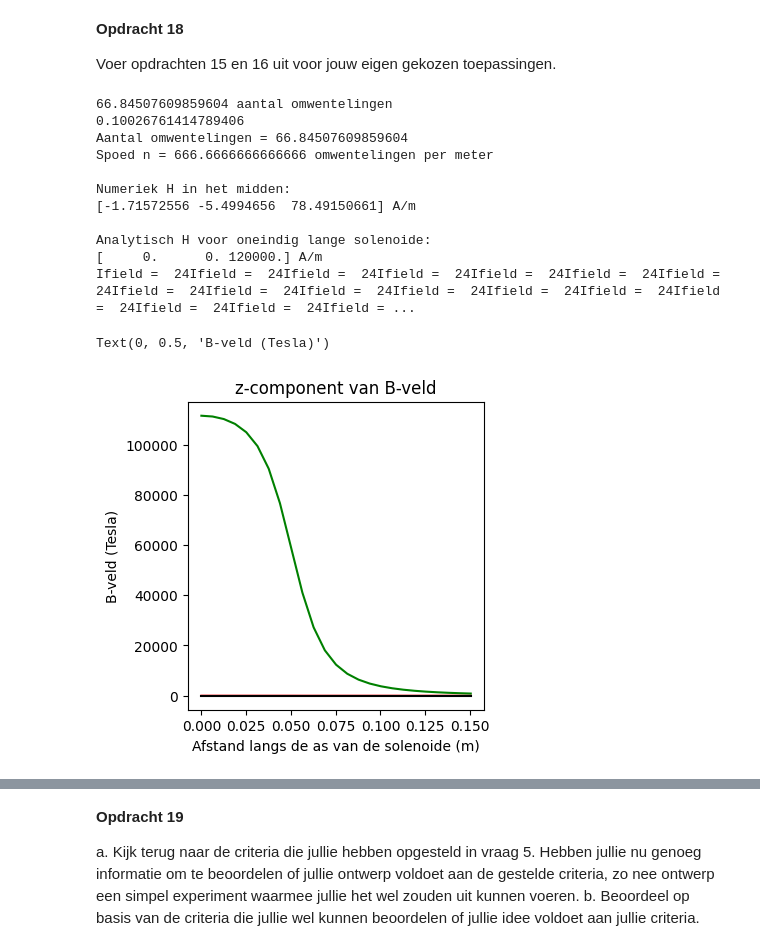
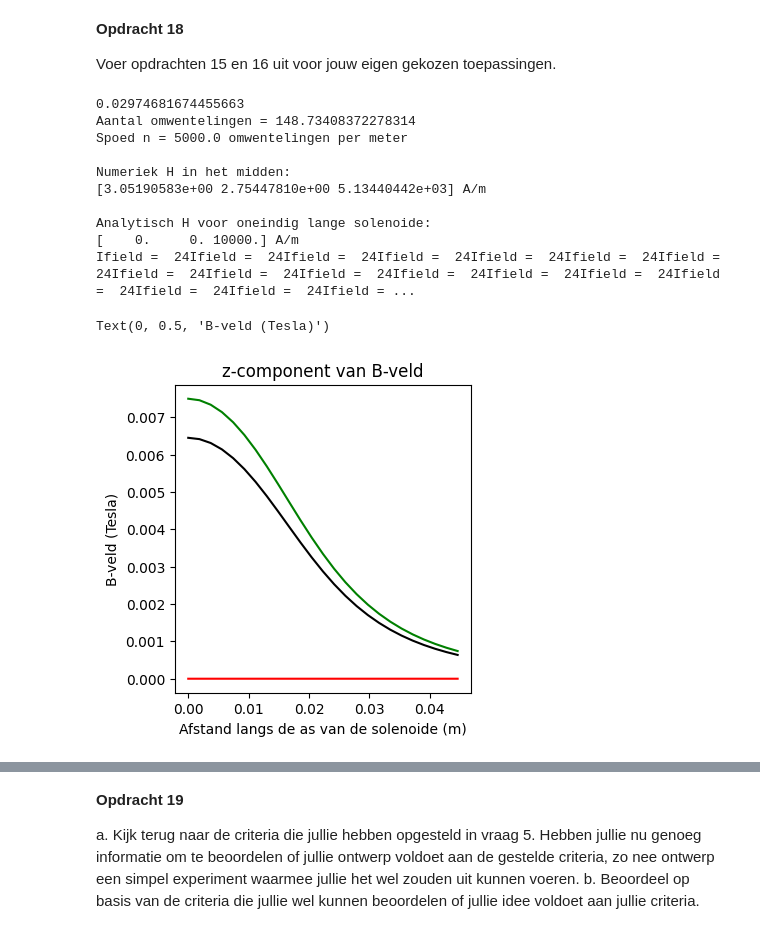
Before and after one commit to owenvanderwal/opdrachten-DEF-D, a Jupyter notebook: DigitaleOntwerpopdrachten/1CondensatorOpdracht/KrachtactuatorOpdracht.ipynb, the cells around one changed output, grey strips where cells are left out. Saved outputs shown, nothing was run; the diff lists cells and outputs as text; code cells hidden in the pictures.

```diff
--- a/DigitaleOntwerpopdrachten/1CondensatorOpdracht/KrachtactuatorOpdracht.ipynb
+++ b/DigitaleOntwerpopdrachten/1CondensatorOpdracht/KrachtactuatorOpdracht.ipynb
@@ -478,9 +477,9 @@ all_dH = []
 # nogmaals de functie introduceren maar dan met variabele I erbij
 def field_current_element(r_field, r_source, dl, I):
     R = r_field - r_source
-    R_sq = np.sum(R**2)
+    R_sq = np.linalg.norm(R) #np.sum(R**2)
     cross_product = np.cross(dl, R)
-    dH = (I / (4 * np.pi)) * cross_product / R_sq
+    dH = (I / (4 * np.pi)) * cross_product / (R_sq**3)
     return dH
 
 
@@ -531,11 +530,12 @@ Bereken de $z$-component van het $\mathbf{H}$-veld op de as van de solenoide ove
 n_ax=25
 z_ax=np.linspace(0, 1.5*L_sol, n_ax)
 H_ax=np.zeros((n_ax,1))
-
+mu0 = 4*np.pi*1e-7
 for i_field in range(n_ax):
     print(f"\rIfield =  {i_field}", end="") # Print welk element van het veld nu berekend wordt.
     # Bepaal de field coordinate
     Hsimulated=np.array([0,0,0], dtype='float64')
+    r_field = np.array([0.0,0.0,z_ax[i_field]])
     for i_source in np.arange(0, N-1):
         # bronpunt op de draad
         r_source = np.array([x[i_source], y[i_source], z[i_source]])
@@ -551,12 +551,12 @@ for i_field in range(n_ax):
         print(f"Ifield =  {i_field}", end="")
 
     # selecting the z-component
-    H_ax[i_field,0]=Hsimulated[2]
+    H_ax[i_field,0]=mu0*Hsimulated[2]
 
-H_veld_ideaal=analytical_answer*np.ones(n_ax)*(1.0*(z_ax < L_sol/2))
+H_veld_ideaal=mu0*analytical_answer*np.ones(n_ax)*(1.0*(z_ax < L_sol/2))
 
 # dit is nog een aardige analytische uitdrukking die je kan uitrekenen voor de z-component op de as van een solenoide met eindige lengte
-H_veld_analytisch=(aantal_omwentelingen*I/L_sol/2)*((L_sol/2-z_ax)/np.sqrt((z_ax- L_sol/2)**2 + r_sol**2)+(L_sol/2+z_ax)/np.sqrt((z_ax+ L_sol/2)**2 + r_sol**2))
+H_veld_analytisch=mu0*(aantal_omwentelingen*I/L_sol/2)*((L_sol/2-z_ax)/np.sqrt((z_ax- L_sol/2)**2 + r_sol**2)+(L_sol/2+z_ax)/np.sqrt((z_ax+ L_sol/2)**2 + r_sol**2))
 
 plt.figure(figsize=[13,4])
 plt.subplot(131)
@@ -646,14 +646,16 @@ Voer opdrachten 15 en 16 uit voor jouw eigen gekozen toepassingen.
 dl = np.array([0, 0, dz])
 # dl is de richting van r_i naar het volgende punt dus r_i+1, dl = r_i+1 - r_i
 r_field = np.array([0.0, 0.0, 0.0])
-
-I = 180 # I bijft 6A
-l_draad = 8.4
+I = 2
 r_sol = 0.02
-aantal_omwenteling = l_draad / (2 * np.pi * r_sol)
-print(aantal_omwenteling,'aantal omwentelingen')
-L_sol = 1.5e-3*aantal_omwenteling
-N = aantal_omwenteling
+R = 20 / 2
+A = 3.14e-8
+rho = 1.68e-8
+l_draad = R * A /rho
+r_sol = 0.02
+aantal_omwentelingen = l_draad / (2 * np.pi * r_sol)
+L_sol = 0.2e-3*aantal_omwentelingen
+N = 1000
 print(L_sol)
 # Parametrisatie van de solenoide
 
@@ -682,9 +684,9 @@ all_dH = []
 # nogmaals de functie introduceren maar dan met variabele I erbij
 def field_current_element(r_field, r_source, dl, I):
     R = r_field - r_source
-    R_sq = np.sum(R**2)
+    R_sq = np.linalg.norm(R)#np.sum(R**2)
     cross_product = np.cross(dl, R)
-    dH = (I / (4 * np.pi)) * cross_product / R_sq
+    dH = (I / (4 * np.pi)) * cross_product / (R_sq**3)
     return dH
 
 
@@ -720,10 +722,11 @@ print(H_analytical, "A/m")
 n_ax=25
 z_ax=np.linspace(0, 1.5*L_sol, n_ax)
 H_ax=np.zeros((n_ax,1))
-
+mu0 = 4*np.pi*1e-7
 for i_field in range(n_ax):
     print(f"\rIfield =  {i_field}", end="") # Print welk element van het veld nu berekend wordt.
     # Bepaal de field coordinate
+    r_field = np.array([0.0,0.0,z_ax[i_field]])
     Hsimulated=np.array([0,0,0], dtype='float64')
     for i_source in np.arange(0, int(N)-1):
         # bronpunt op de draad
@@ -733,43 +736,42 @@ for i_field in range(n_ax):
         dl = np.array([
             x[i_source+1] - x[i_source],
             y[i_source+1] - y[i_source],
             z[i_source+1] - z[i_source]
         ])
         # Bepaal dl en r_source en gebruik
         Hsimulated += field_current_element(r_field, r_source, dl, I)
         print(f"Ifield =  {i_field}", end="")
 
     # selecting the z-component
-    H_ax[i_field,0]=Hsimulated[2]
+    H_ax[i_field,0]=mu0*Hsimulated[2]
 
-H_veld_ideaal=analytical_answer*np.ones(n_ax)*(1.0*(z_ax < L_sol/2))
+H_veld_ideaal=mu0*analytical_answer*np.ones(n_ax)*(1.0*(z_ax < L_sol/2))
 
 # dit is nog een aardige analytische uitdrukking die je kan uitrekenen voor de z-component op de as van een solenoide met eindige lengte
-H_veld_analytisch=(aantal_omwentelingen*I/L_sol/2)*((L_sol/2-z_ax)/np.sqrt((z_ax- L_sol/2)**2 + r_sol**2)+(L_sol/2+z_ax)/np.sqrt((z_ax+ L_sol/2)**2 + r_sol**2))
+H_veld_analytisch=mu0*(aantal_omwentelingen*I/L_sol/2)*((L_sol/2-z_ax)/np.sqrt((z_ax- L_sol/2)**2 + r_sol**2)+(L_sol/2+z_ax)/np.sqrt((z_ax+ L_sol/2)**2 + r_sol**2))
 
 plt.figure(figsize=[13,4])
 plt.subplot(131)
 plt.title('z-component van B-veld')
 plt.plot(z_ax, H_veld_ideaal, '-r', label='ideaal')
 plt.plot(z_ax, H_veld_analytisch, '-g', label='analytisch')
 plt.plot(z_ax, H_ax, '-k', label='simulatie')
 plt.xlabel('Afstand langs de as van de solenoide (m)')
 plt.ylabel('B-veld (Tesla)')
 ###################################################################################################
 # %% [output]
-66.84507609859604 aantal omwentelingen
-0.10026761414789406
-Aantal omwentelingen = 66.84507609859604
-Spoed n = 666.6666666666666 omwentelingen per meter
+0.02974681674455663
+Aantal omwentelingen = 148.73408372278314
+Spoed n = 5000.0 omwentelingen per meter
 
 Numeriek H in het midden:
-[-1.71572556 -5.4994656  78.49150661] A/m
+[3.05190583e+00 2.75447810e+00 5.13440442e+03] A/m
 
 Analytisch H voor oneindig lange solenoide:
-[     0.      0. 120000.] A/m
+[    0.     0. 10000.] A/m
 Ifield =  24Ifield =  24Ifield =  24Ifield =  24Ifield =  24Ifield =  24Ifield =  24Ifield =  24Ifield =  24Ifield =  24Ifield =  24Ifield =  24Ifield =  24Ifield =  24Ifield =  24Ifield =  24Ifield = ...
 Text(0, 0.5, 'B-veld (Tesla)')
-[figure, old version]
+[figure, new version]
 # %%
 r_sol = 0.02
 R = 20 / 2
```
Also changed, not shown: parts of 7 cells of this notebook.
